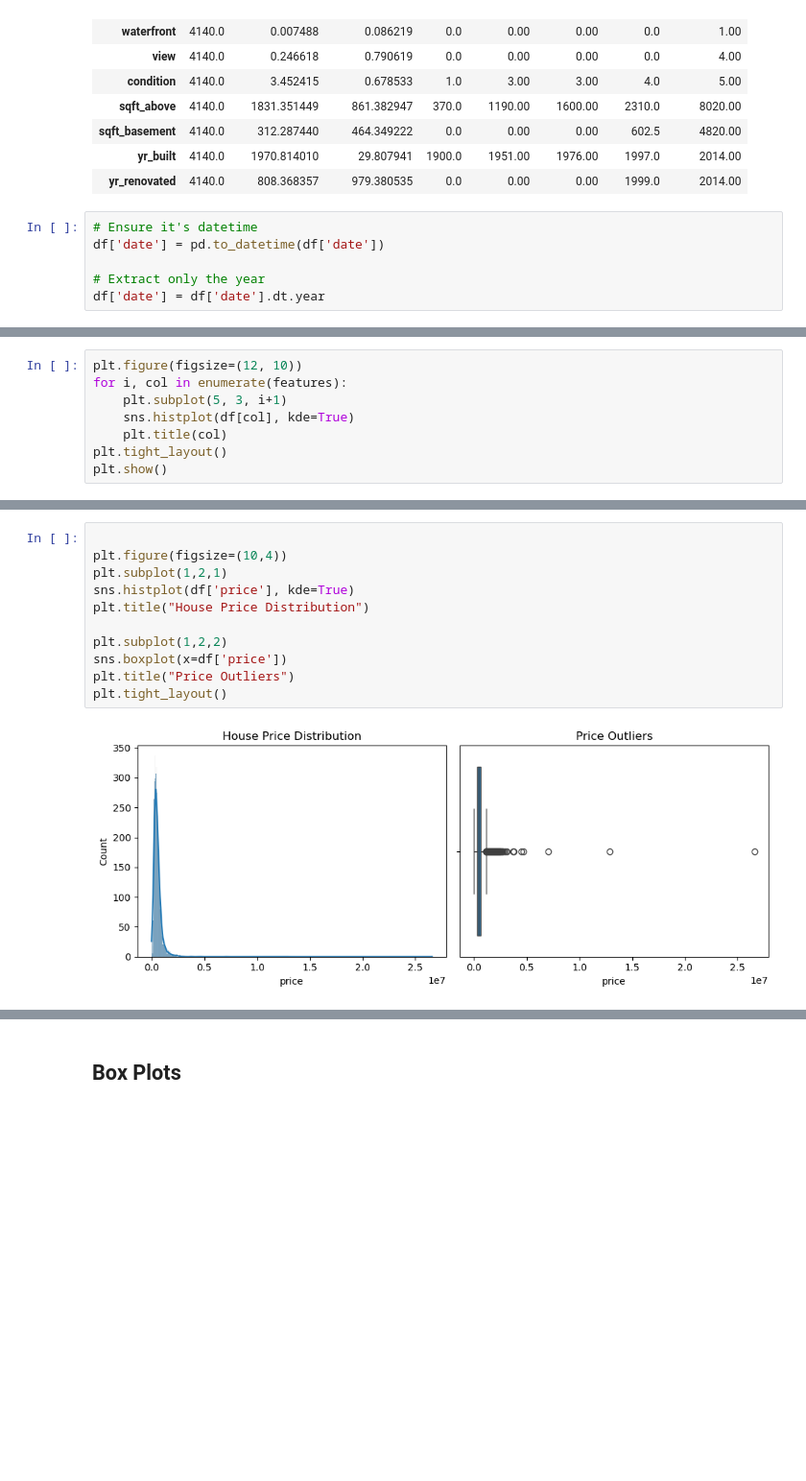
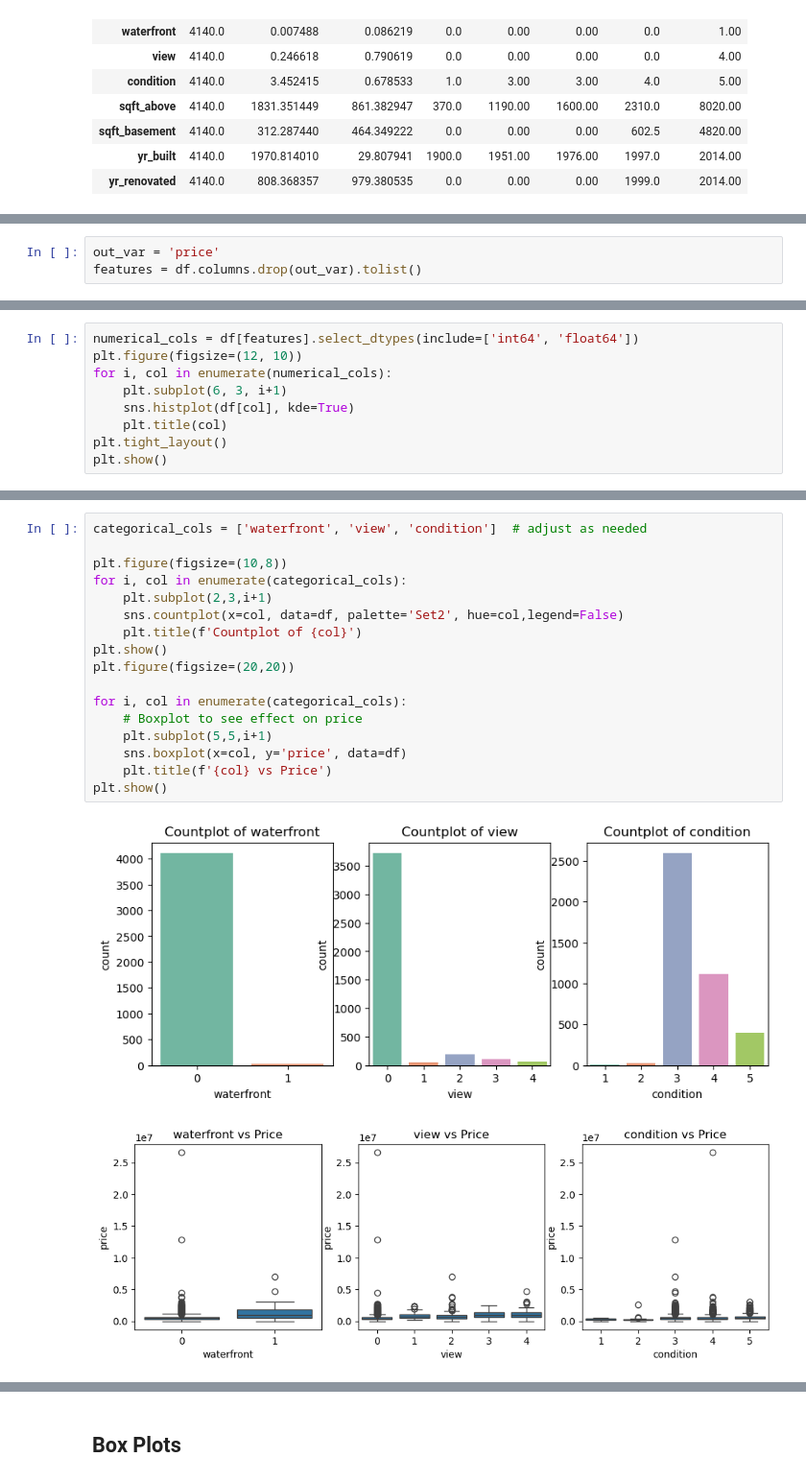
Before and after one commit to CL-Frank/MLG382_CYOProject, a Jupyter notebook: notebooks/modeling.ipynb, the cells around one changed output, grey strips where cells are left out. Shown at 96% size. Drawn from its saved outputs; the diff is of its cells as text; blank space fills up the shorter version.

```diff
--- a/notebooks/modeling.ipynb
+++ b/notebooks/modeling.ipynb
@@ -61,10 +58,4 @@ display(df.describe().T)
 | sqft_basement | 4140.0 | 312.287440 | 464.349222 | 0.0 | 0.00 | 0.00 | 602.5 | 4820.00 |
 | yr_built | 4140.0 | 1970.814010 | 29.807941 | 1900.0 | 1951.00 | 1976.00 | 1997.0 | 2014.00 |
 | yr_renovated | 4140.0 | 808.368357 | 979.380535 | 0.0 | 0.00 | 0.00 | 1999.0 | 2014.00 |
-# %%
-# Ensure it's datetime
-df['date'] = pd.to_datetime(df['date'])
-
-# Extract only the year
-df['date'] = df['date'].dt.year
 # %% [markdown]
@@ -73,0 +65,3 @@ df['date'] = df['date'].dt.year
+# %%
+out_var = 'price'
+features = df.columns.drop(out_var).tolist()
@@ -74,7 +70,8 @@ df['date'] = df['date'].dt.year
 # %%
+numerical_cols = df[features].select_dtypes(include=['int64', 'float64'])
 plt.figure(figsize=(12, 10))
-for i, col in enumerate(features):
-    plt.subplot(5, 3, i+1)
+for i, col in enumerate(numerical_cols):
+    plt.subplot(6, 3, i+1)
     sns.histplot(df[col], kde=True)
     plt.title(col)
 plt.tight_layout()
@@ -84,13 +81,20 @@ plt.show()
 # %%
+categorical_cols = ['waterfront', 'view', 'condition']  # adjust as needed
 
-plt.figure(figsize=(10,4))
-plt.subplot(1,2,1)
-sns.histplot(df['price'], kde=True)
-plt.title("House Price Distribution")
+plt.figure(figsize=(10,8))
+for i, col in enumerate(categorical_cols):
+    plt.subplot(2,3,i+1)
+    sns.countplot(x=col, data=df, palette='Set2', hue=col,legend=False)
+    plt.title(f'Countplot of {col}')
+plt.show()
+plt.figure(figsize=(20,20))
 
-plt.subplot(1,2,2)
-sns.boxplot(x=df['price'])
-plt.title("Price Outliers")
-plt.tight_layout()
+for i, col in enumerate(categorical_cols):
+    # Boxplot to see effect on price
+    plt.subplot(5,5,i+1)
+    sns.boxplot(x=col, y='price', data=df)
+    plt.title(f'{col} vs Price')
+plt.show()
 # %% [output]
-[figure, old version]
+[figure, new version]
+[figure, added]
```
Also changed, not shown: parts of 20 cells of this notebook.
